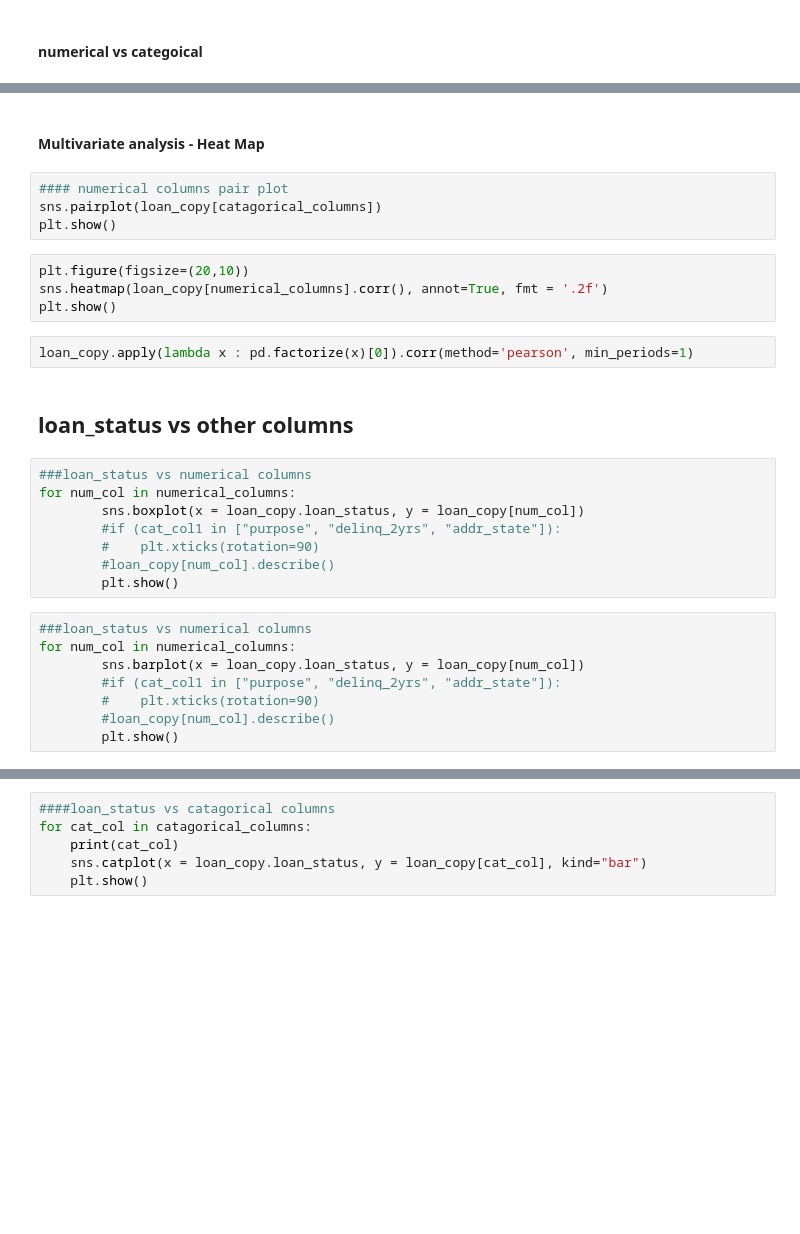
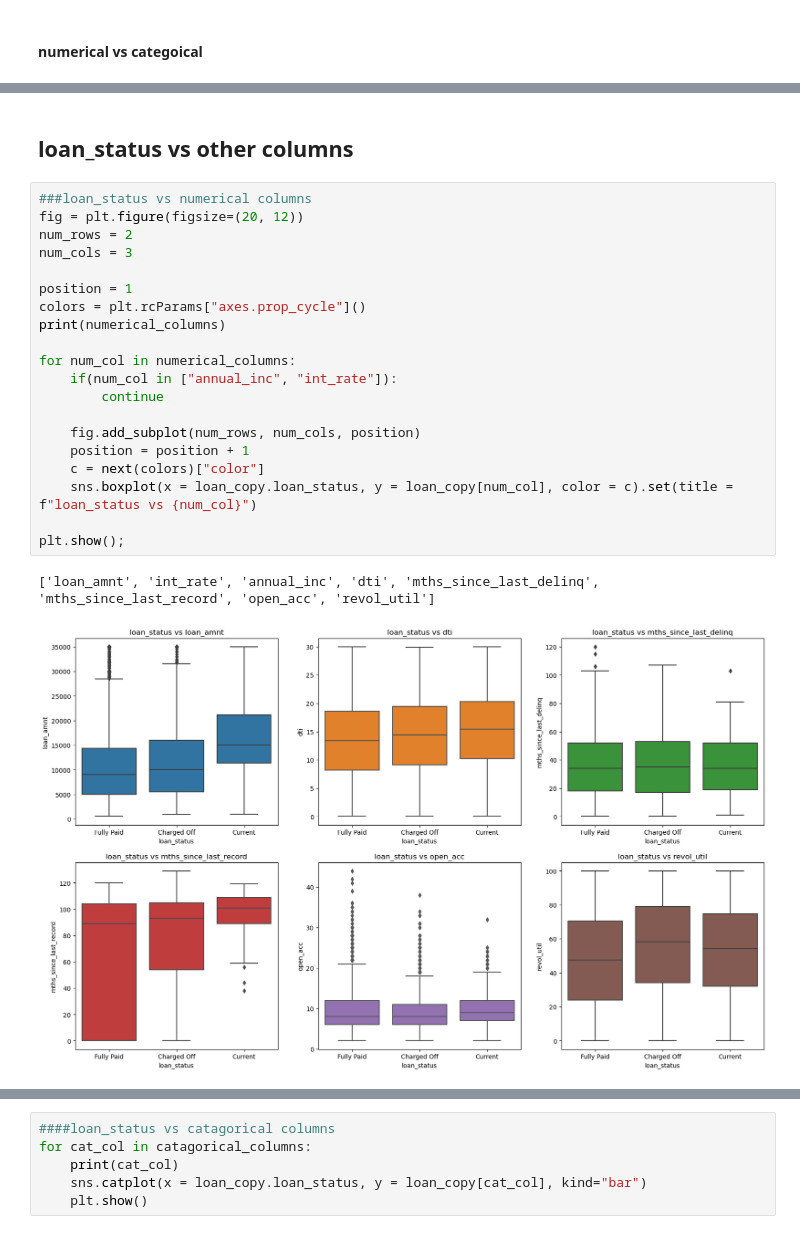
Before and after one commit to mannam-sriram/Lending-Cube-case-study, a Jupyter notebook: Lending Case Study_sriram.ipynb, the cells around one changed output, grey strips where cells are left out. Cells and saved outputs as stored; diff of their text form; blank space fills up the shorter version.

```diff
--- a/Lending Case Study_sriram.ipynb
+++ b/Lending Case Study_sriram.ipynb
@@ -652,30 +763,25 @@ for cat_col1 in catagorical_columns :
-# %% [markdown]
-#### Multivariate analysis - Heat Map
-# %%
-#### numerical columns pair plot
-sns.pairplot(loan_copy[catagorical_columns])
-plt.show()
-# %%
-plt.figure(figsize=(20,10))
-sns.heatmap(loan_copy[numerical_columns].corr(), annot=True, fmt = '.2f')
-plt.show()
-# %%
-loan_copy.apply(lambda x : pd.factorize(x)[0]).corr(method='pearson', min_periods=1)
 # %% [markdown]
 ## loan_status vs other columns
 # %%
 ###loan_status vs numerical columns
+fig = plt.figure(figsize=(20, 12))
+num_rows = 2
+num_cols = 3
+
+position = 1
+colors = plt.rcParams["axes.prop_cycle"]()
+print(numerical_columns)
+
 for num_col in numerical_columns:
-        sns.boxplot(x = loan_copy.loan_status, y = loan_copy[num_col])
-        #if (cat_col1 in ["purpose", "delinq_2yrs", "addr_state"]):
-        #    plt.xticks(rotation=90)
-        #loan_copy[num_col].describe()
-        plt.show()
+    if(num_col in ["annual_inc", "int_rate"]):
+        continue
+
+    fig.add_subplot(num_rows, num_cols, position)
+    position = position + 1
+    c = next(colors)["color"]
+    sns.boxplot(x = loan_copy.loan_status, y = loan_copy[num_col], color = c).set(title = f"loan_status vs {num_col}")
+
+plt.show();
+# %% [output]
+['loan_amnt', 'int_rate', 'annual_inc', 'dti', 'mths_since_last_delinq', 'mths_since_last_record', 'open_acc', 'revol_util']
+[figure, added]
-# %%
-###loan_status vs numerical columns
-for num_col in numerical_columns:
-        sns.barplot(x = loan_copy.loan_status, y = loan_copy[num_col])
-        #if (cat_col1 in ["purpose", "delinq_2yrs", "addr_state"]):
-        #    plt.xticks(rotation=90)
-        #loan_copy[num_col].describe()
-        plt.show()
```
Also changed, not shown: parts of 64 cells of this notebook.
